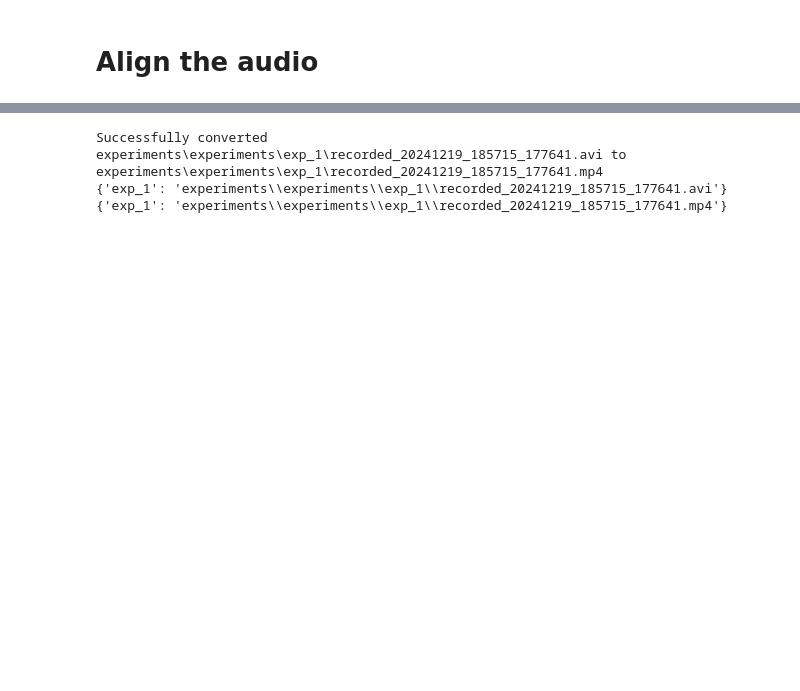
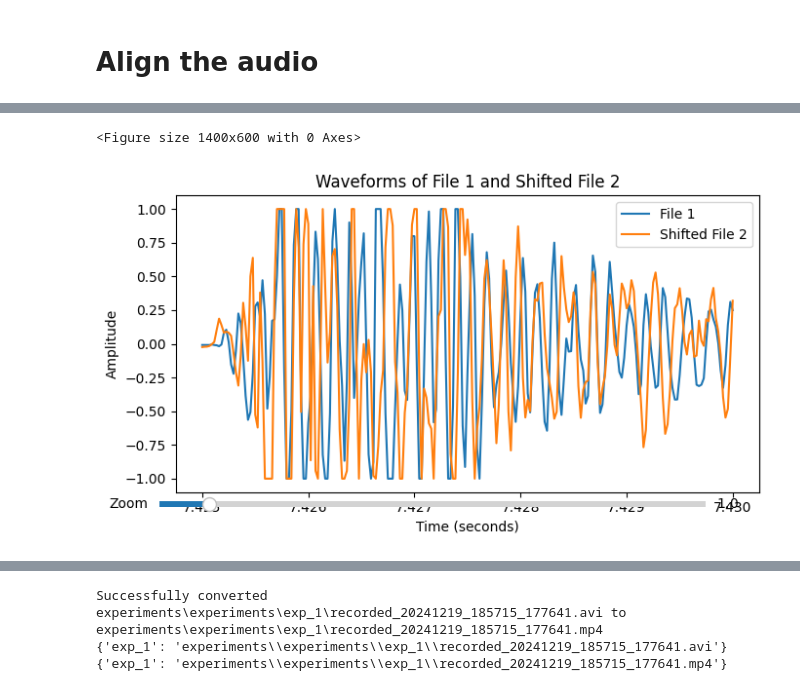
Before and after one commit to MengjunWen/sound_localization, a Jupyter notebook: aligment_tool.ipynb, the cells around one changed output, grey strips where cells are left out. Drawn from its saved outputs; the diff is of its cells as text; code cells hidden in the pictures; blank space fills up the shorter version.

Commit message:
audio plotting

```diff
--- a/aligment_tool.ipynb
+++ b/aligment_tool.ipynb
@@ -370,3 +557,65 @@ Location data saved to location_data.csv.
+# %%
+from matplotlib.widgets import Slider
+
+# Define start and stop times for plotting
+
+plot_start_time = 7.425  # in seconds
+plot_stop_time = 7.43  # in seconds
+# plot_start_time = 7.4
+# plot_stop_time = 7.5
+# Convert times to sample indices
+plot_start_sample_1 = int(plot_start_time * framerate_1)
+plot_stop_sample_1 = int(plot_stop_time * framerate_1)
+plot_start_sample_2 = int(plot_start_time * framerate_2)
+plot_stop_sample_2 = int(plot_stop_time * framerate_2)
+
+# Plot waveforms within the specified time window
+plt.figure(figsize=(14, 6))
+time_axis_1 = np.linspace(plot_start_time, plot_stop_time, num=(plot_stop_sample_1 - plot_start_sample_1))
+time_axis_2 = np.linspace(plot_start_time, plot_stop_time, num=(plot_stop_sample_2 - plot_start_sample_2))
+
+threshold = 0.0
+new_signal1 = np.where(np.abs(audio_data_1) < threshold, 0,  audio_data_1)
+new_signal2 = np.where(np.abs(audio_data_2) < threshold, 0, audio_data_2)
+new_signal1 *= 1
+new_signal2 *= 1
+new_signal1 = np.clip(new_signal1, -1, 1)
+new_signal2 = np.clip(new_signal2, -1, 1)
+import matplotlib.pyplot as plt
+
+fig, ax = plt.subplots(figsize=(7, 4))
+plt.subplots_adjust(left=0.1, bottom=0.25)
+
+# Shift audio_data_2 by best_shift amount
+addition = -268
+shifted_audio_data_2 = np.roll(new_signal2, best_shift + addition)
+
+# Plot the waveforms
+line1, = ax.plot(time_axis_1, new_signal1[plot_start_sample_1:plot_stop_sample_1], label='File 1')
+line2, = ax.plot(time_axis_2, shifted_audio_data_2[plot_start_sample_2:plot_stop_sample_2], label='Shifted File 2')
+
+ax.set_title('Waveforms of File 1 and Shifted File 2')
+ax.set_xlabel('Time (seconds)')
+ax.set_ylabel('Amplitude')
+ax.legend()
+
+# Add sliders for zooming
+axcolor = 'lightgoldenrodyellow'
+ax_zoom = plt.axes([0.1, 0.1, 0.8, 0.03], facecolor=axcolor)
+slider_zoom = Slider(ax_zoom, 'Zoom', 0.1, 10.0, valinit=1.0)
+
+def update(val):
+    zoom = slider_zoom.val
+    ax.set_xlim(plot_start_time, plot_start_time + (plot_stop_time - plot_start_time) / zoom)
+    fig.canvas.draw_idle()
+
+slider_zoom.on_changed(update)
+
+plt.tight_layout()
+plt.show()
+# %% [output]
+<Figure size 1400x600 with 0 Axes>
+[figure, added]
 # %%
 import os
 import ipywidgets as widgets
```
Also changed, not shown: parts of 4 cells of this notebook.
